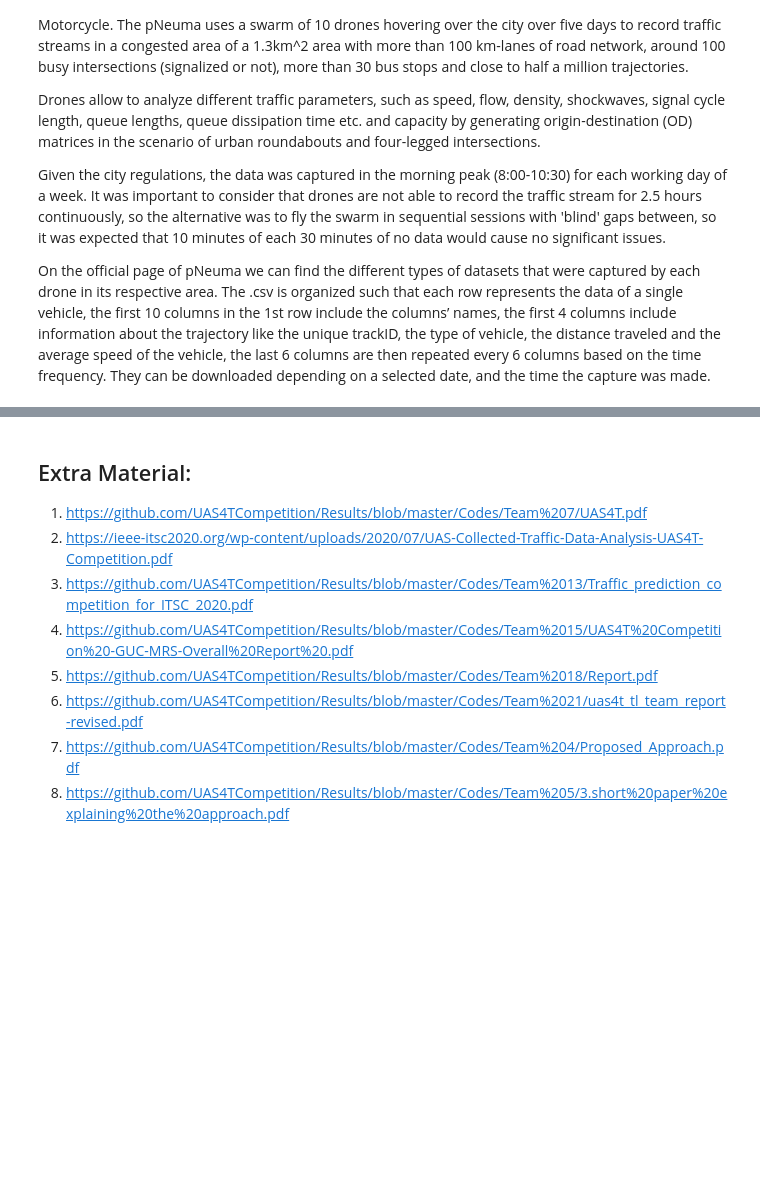
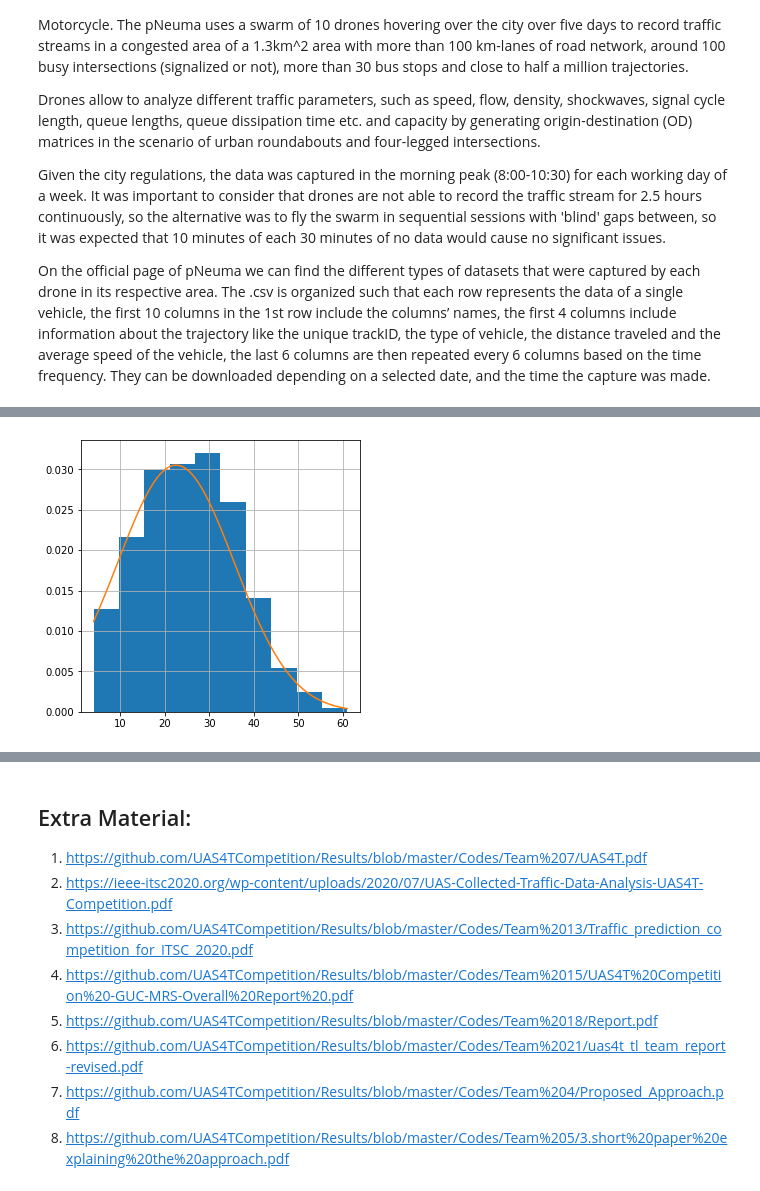
Before and after one commit to gperaza/traffic-data-analysis, a Jupyter notebook: pNEUMA/Estancia.ipynb, the cells around one changed output, grey strips where cells are left out. Cells and saved outputs as stored; diff of their text form; code cells hidden in the pictures; blank space fills up the shorter version.

```diff
--- a/pNEUMA/Estancia.ipynb
+++ b/pNEUMA/Estancia.ipynb
@@ -237,0 +283,11 @@ plt.show()
+# %%
+mu, sigma = st.norm.fit(type_car['speed'])
+# %%
+fig, ax = plt.subplots(figsize = (5,5))
+ax.hist(type_car['speed'], density = True, range=(4,61), bins = 10)
+grid = np.linspace(4, 61, 100)
+ax.plot(grid, st.norm.pdf(grid, mu, sigma))
+ax.grid()
+plt.show()
+# %% [output]
+[figure, added]
```
Also changed, not shown: parts of 221 cells of this notebook.
